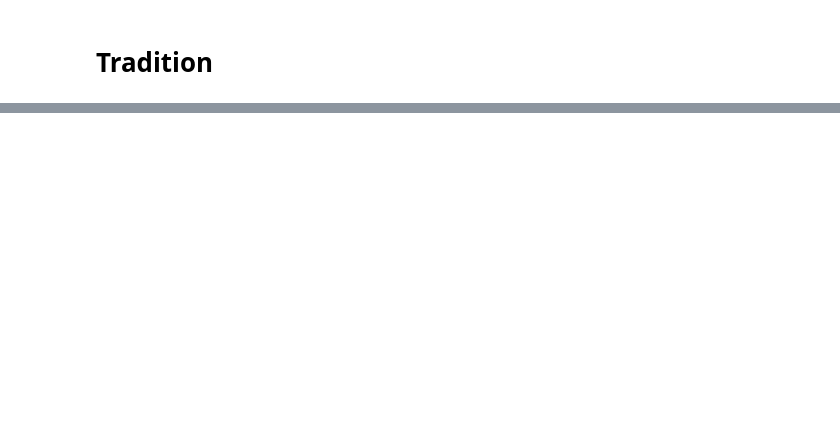
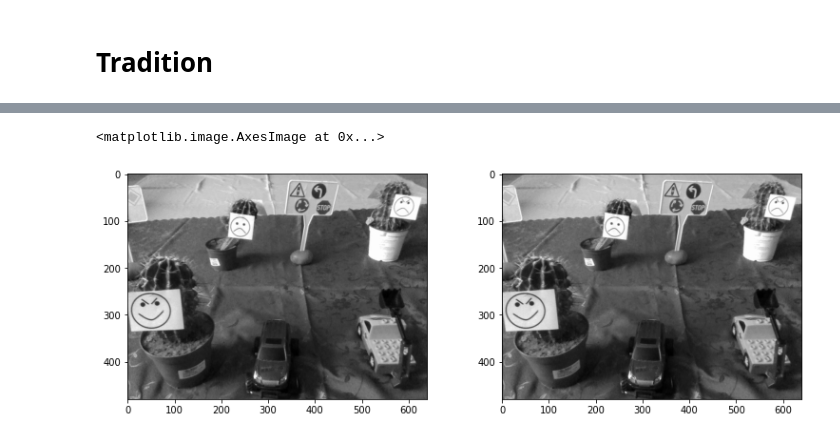
Before and after one commit to szykry/CVML_HW, a Jupyter notebook: CVML_HW.ipynb, the cells around one changed output, grey strips where cells are left out. Saved outputs shown, nothing was run; the diff lists cells and outputs as text; code cells hidden in the pictures; blank space fills up the shorter version.

```diff
--- a/CVML_HW.ipynb
+++ b/CVML_HW.ipynb
@@ -125,0 +113,20 @@ plt.imshow(red_channel,cmap='gray')
+# %%
+
+rowSubplot = 4
+colSubplot = 3
+
+
+plt.figure(figsize=(20,20))
+imgBGR = cv2.imread("../HW/g3/rgb/136.jpg")
+grayimg = cv2.cvtColor(imgBGR, cv2.COLOR_BGR2GRAY)
+minVal,maxVal,_,_ = cv2.minMaxLoc(grayimg)
+plt.subplot(rowSubplot,colSubplot,1)
+plt.imshow(grayimg,cmap='gray')
+
+res=grayimg
+cv2.convertScaleAbs(grayimg,res,255.0/(maxVal-minVal),-minVal)
+plt.subplot(rowSubplot,colSubplot,2)
+plt.imshow(res,cmap='gray')
+# %% [output]
+<matplotlib.image.AxesImage at 0x...>
+[figure, added]
```
Also changed, not shown: parts of 15 cells of this notebook.
